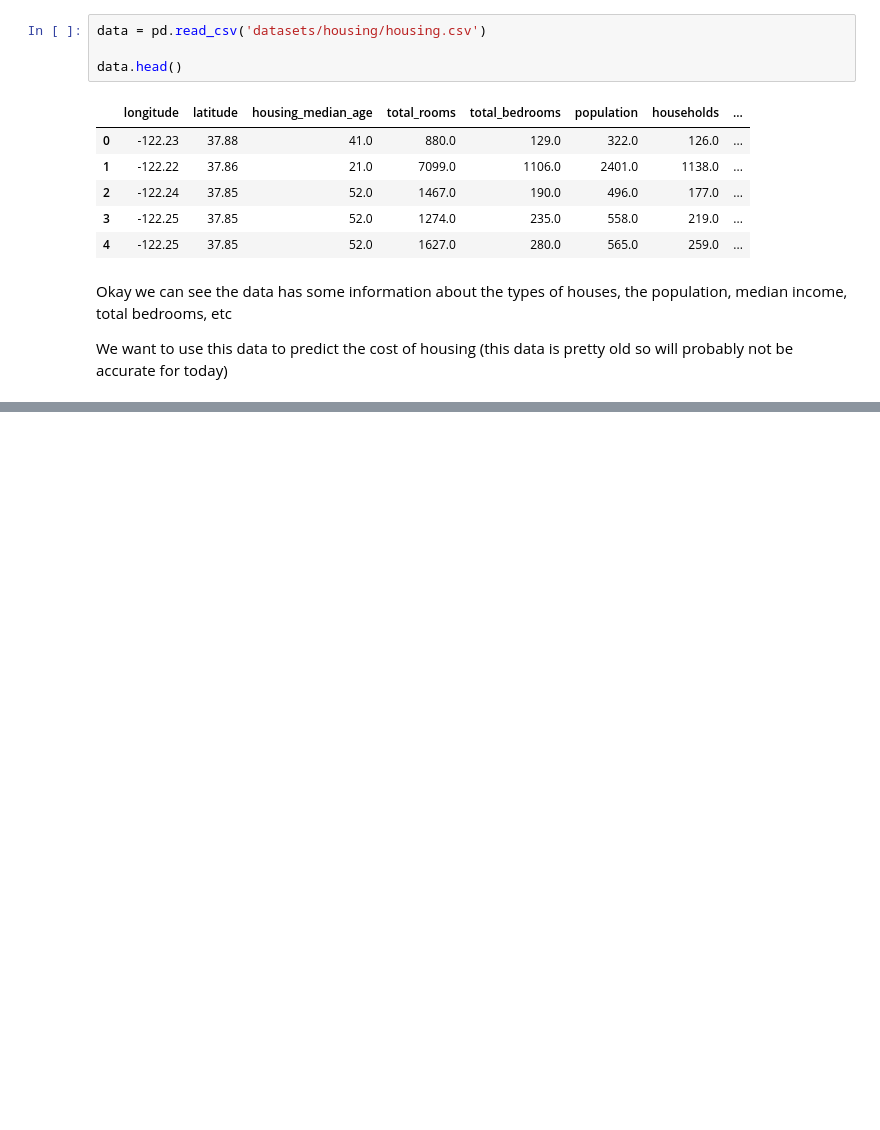
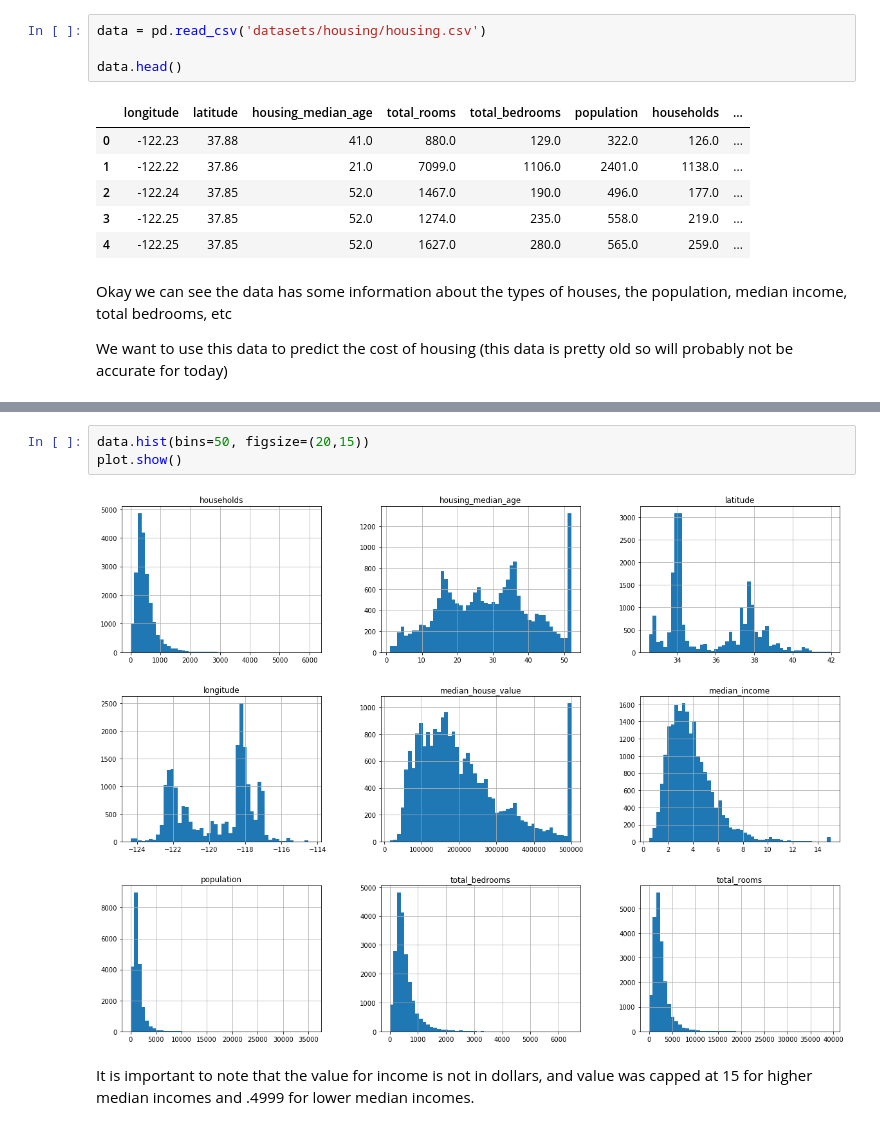
Before and after one commit to jaredwelch1/Housing_Data_Notebook, a Jupyter notebook: Housing_data_notebook.ipynb, the cells around one changed output, grey strips where cells are left out. Drawn from its saved outputs; the diff is of its cells as text; blank space fills up the shorter version.

```diff
--- a/Housing_data_notebook.ipynb
+++ b/Housing_data_notebook.ipynb
@@ -17,0 +64,7 @@ We want to use this data to predict the cost of housing (this data is pretty old
+# %%
+data.hist(bins=50, figsize=(20,15))
+plot.show()
+# %% [output]
+[figure, added]
+# %% [markdown]
+It is important to note that the value for income is not in dollars, and value was capped at 15 for higher median incomes and .4999 for lower median incomes.
```
Also changed, not shown: parts of 6 cells of this notebook.
